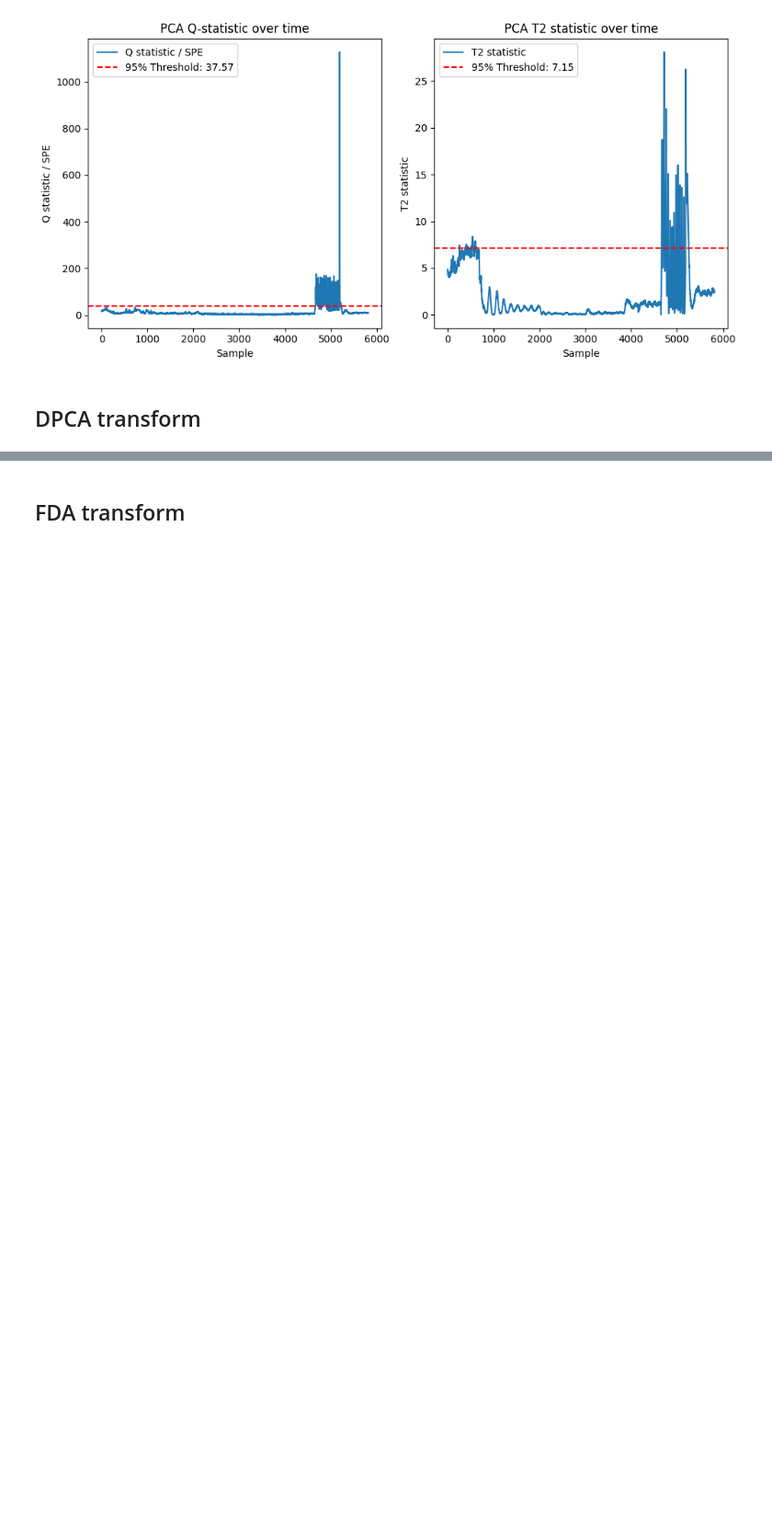
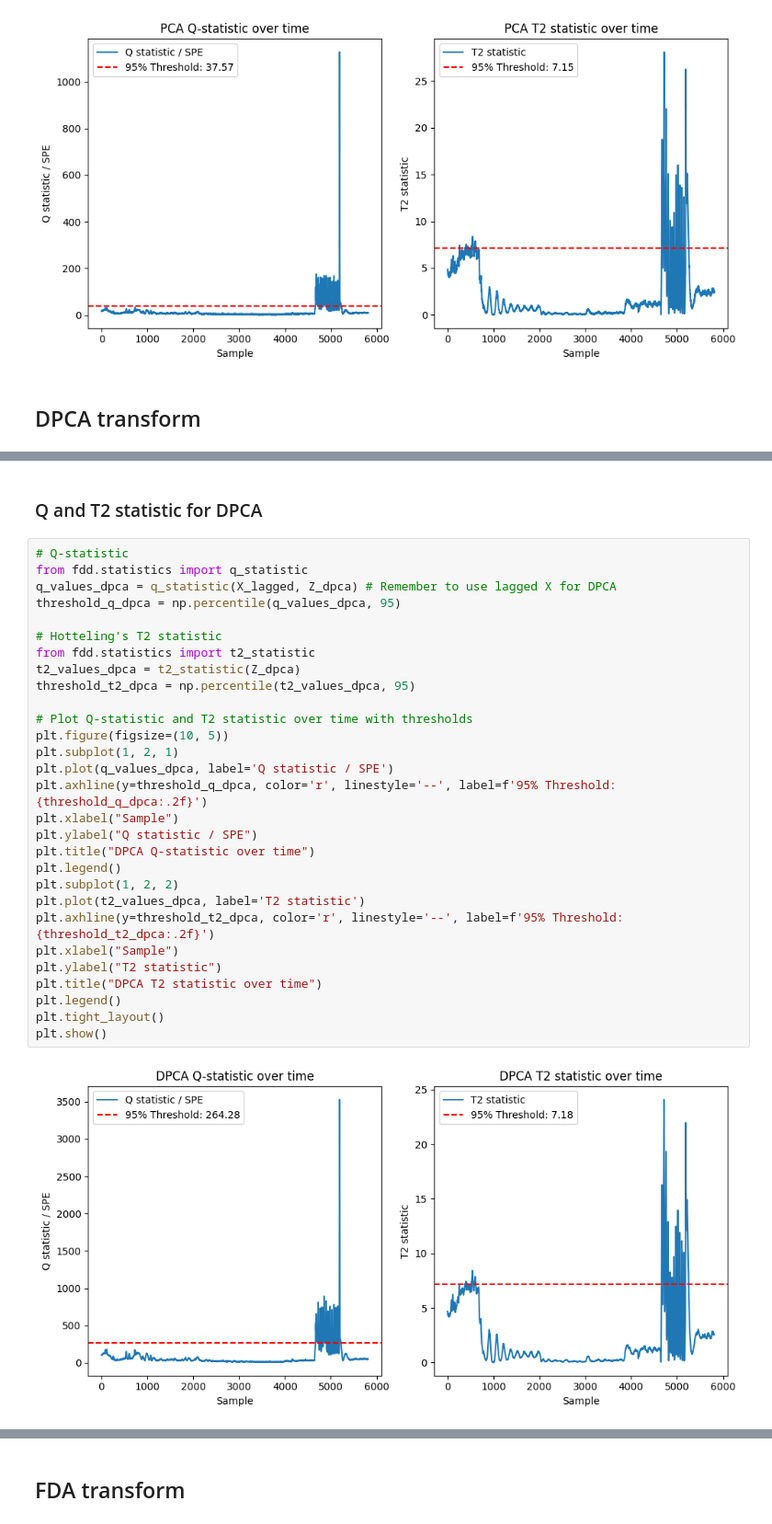
Before and after one commit to PeterAndersen-sdu/Fault-detection-project, a Jupyter notebook: main.ipynb, the cells around one changed output, grey strips where cells are left out. Shown at 92% size. Drawn from its saved outputs; the diff is of its cells as text; blank space fills up the shorter version.

```diff
--- a/main.ipynb
+++ b/main.ipynb
@@ -112,0 +143,33 @@ plt.show()
+# %% [markdown]
+### Q and T2 statistic for DPCA
+# %%
+# Q-statistic
+from fdd.statistics import q_statistic
+q_values_dpca = q_statistic(X_lagged, Z_dpca) # Remember to use lagged X for DPCA
+threshold_q_dpca = np.percentile(q_values_dpca, 95)
+
+# Hotteling's T2 statistic
+from fdd.statistics import t2_statistic
+t2_values_dpca = t2_statistic(Z_dpca)
+threshold_t2_dpca = np.percentile(t2_values_dpca, 95)
+
+# Plot Q-statistic and T2 statistic over time with thresholds
+plt.figure(figsize=(10, 5))
+plt.subplot(1, 2, 1)
+plt.plot(q_values_dpca, label='Q statistic / SPE')
+plt.axhline(y=threshold_q_dpca, color='r', linestyle='--', label=f'95% Threshold: {threshold_q_dpca:.2f}')
+plt.xlabel("Sample")
+plt.ylabel("Q statistic / SPE")
+plt.title("DPCA Q-statistic over time")
+plt.legend()
+plt.subplot(1, 2, 2)
+plt.plot(t2_values_dpca, label='T2 statistic')
+plt.axhline(y=threshold_t2_dpca, color='r', linestyle='--', label=f'95% Threshold: {threshold_t2_dpca:.2f}')
+plt.xlabel("Sample")
+plt.ylabel("T2 statistic")
+plt.title("DPCA T2 statistic over time")
+plt.legend()
+plt.tight_layout()
+plt.show()
+# %% [output]
+[figure, added]
```
Also changed, not shown: parts of 7 cells of this notebook, 1 other file.
